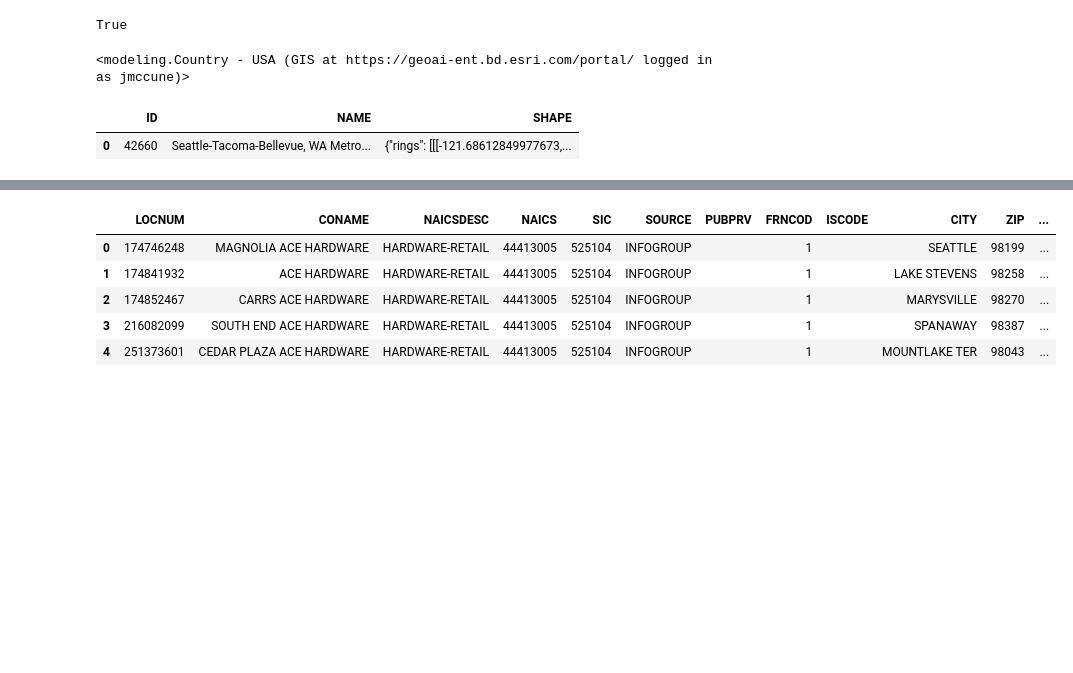
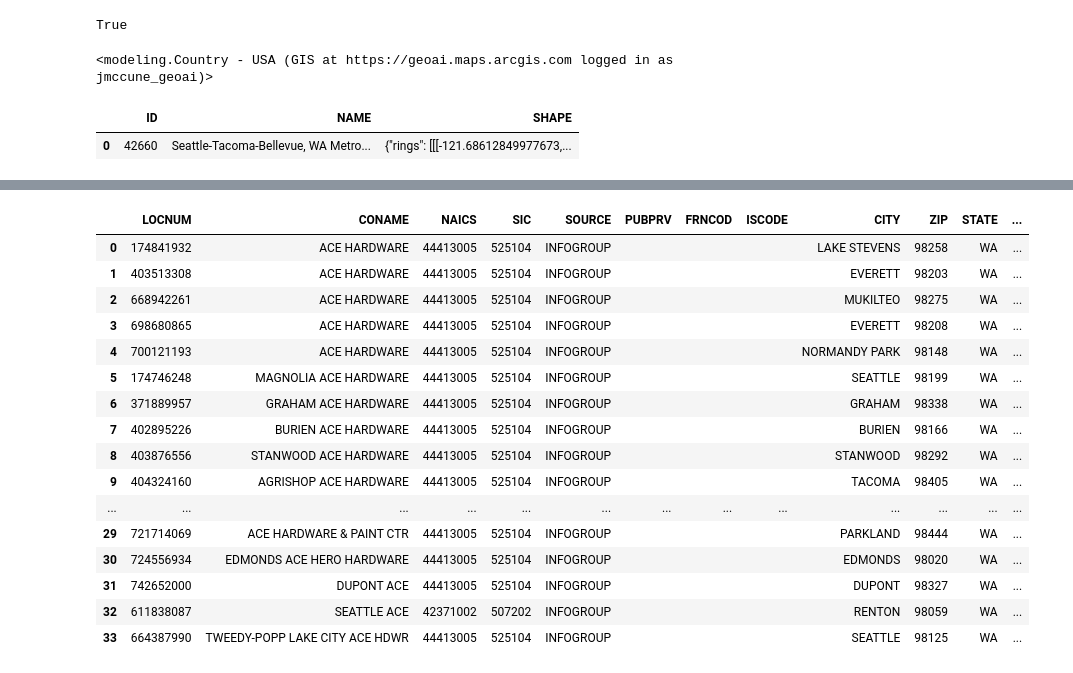
Before and after one commit to knu2xs/demographic-modeling, a Jupyter notebook: notebooks/stash/agol-business.ipynb, the cells around one changed output, grey strips where cells are left out. Saved outputs shown, nothing was run; the diff lists cells and outputs as text; code cells hidden in the pictures; blank space fills up the shorter version.

Commit message:
Start to migrate documentation to modeling paradigm

```diff
--- a/notebooks/stash/agol-business.ipynb
+++ b/notebooks/stash/agol-business.ipynb
@@ -25,15 +26,19 @@ load_dotenv(find_dotenv())
 # %% [output]
 True
 # %%
-# create a GIS object instance; if you did not enter any information here, it defaults to anonymous access to ArcGIS Online
-gis_portal = GIS(
-    url=os.getenv('ESRI_PORTAL_URL'),
-    username=os.getenv('ESRI_PORTAL_USERNAME'),
-    password=None if len(os.getenv('ESRI_PORTAL_PASSWORD')) is 0 else os.getenv('ESRI_PORTAL_PASSWORD')
+# gis = GIS(
+#     url=os.getenv('ESRI_PORTAL_URL'),
+#     username=os.getenv('ESRI_PORTAL_USERNAME'),
+#     password=os.getenv('ESRI_PORTAL_PASSWORD')
+# )
+gis = GIS(
+    url=os.getenv('ESRI_GIS_URL'),
+    username=os.getenv('ESRI_GIS_USERNAME'),
+    password=os.getenv('ESRI_GIS_PASSWORD')
 )
 
-gis_agol = GIS(
-    url=os.getenv('ESRI_GIS_URL'),
-    username=os.getenv('ESRI_GIS_USERNAME'),
-    password=None if len(os.getenv('ESRI_GIS_PASSWORD')) is 0 else os.getenv('ESRI_GIS_PASSWORD')
-)
+usa = modeling.Country('USA', gis)
+
+usa
+# %% [output]
+<modeling.Country - USA (GIS at https://geoai.maps.arcgis.com logged in as jmccune_geoai)>
@@ -178,17 +45,5 @@ def get_businesses_gis(area_of_interest:pd.DataFrame, gis:GIS, search_string:str
-# %%
-gis_portal = GIS(
-    url=os.getenv('ESRI_PORTAL_URL'),
-    username=os.getenv('ESRI_PORTAL_USERNAME'),
-    password=os.getenv('ESRI_PORTAL_PASSWORD')
-)
-
-usa = modeling.Country('USA', gis_portal)
-
-usa
-# %% [output]
-<modeling.Country - USA (GIS at https://geoai-ent.bd.esri.com/portal/ logged in as jmccune)>
 # %%
-aoi_df = usa.cbsas.get('seattle', return_geometry=True)
+aoi_df = usa.cbsas.get('Seattle', return_geometry=True)
 
 aoi_df
 # %% [output]
@@ -196,8 +51,8 @@ aoi_df
 | 0 | 42660 | Seattle-Tacoma-Bellevue, WA Metro... | {"rings": [[[-121.68612849977673,... |
 # %%
 %%time
-brnd_df = usa.business.get_by_name('ace hardware', aoi_df)
+brnd_df = aoi_df.mdl.business.get_by_name('Ace Hardware')
 brnd_df['brand_name_category'] = 'ACE HARDWARE'
 
-brnd_df.head()
+brnd_df
 # %% [output]
@@ -206,8 +61,19 @@ Wall time: 809 ms
-|  | LOCNUM | CONAME | NAICSDESC | NAICS | SIC | SOURCE | PUBPRV | FRNCOD | ISCODE | CITY | ZIP | ... |
-| 0 | 174746248 | MAGNOLIA ACE HARDWARE | HARDWARE-RETAIL | 44413005 | 525104 | INFOGROUP |  | 1 |  | SEATTLE | 98199 | ... |
-| 1 | 174841932 | ACE HARDWARE | HARDWARE-RETAIL | 44413005 | 525104 | INFOGROUP |  | 1 |  | LAKE STEVENS | 98258 | ... |
-| 2 | 174852467 | CARRS ACE HARDWARE | HARDWARE-RETAIL | 44413005 | 525104 | INFOGROUP |  | 1 |  | MARYSVILLE | 98270 | ... |
-| 3 | 216082099 | SOUTH END ACE HARDWARE | HARDWARE-RETAIL | 44413005 | 525104 | INFOGROUP |  | 1 |  | SPANAWAY | 98387 | ... |
-| 4 | 251373601 | CEDAR PLAZA ACE HARDWARE | HARDWARE-RETAIL | 44413005 | 525104 | INFOGROUP |  | 1 |  | MOUNTLAKE TER | 98043 | ... |
+|  | LOCNUM | CONAME | NAICS | SIC | SOURCE | PUBPRV | FRNCOD | ISCODE | CITY | ZIP | STATE | ... |
+| 0 | 174841932 | ACE HARDWARE | 44413005 | 525104 | INFOGROUP |  |  |  | LAKE STEVENS | 98258 | WA | ... |
+| 1 | 403513308 | ACE HARDWARE | 44413005 | 525104 | INFOGROUP |  |  |  | EVERETT | 98203 | WA | ... |
+| 2 | 668942261 | ACE HARDWARE | 44413005 | 525104 | INFOGROUP |  |  |  | MUKILTEO | 98275 | WA | ... |
+| 3 | 698680865 | ACE HARDWARE | 44413005 | 525104 | INFOGROUP |  |  |  | EVERETT | 98208 | WA | ... |
+| 4 | 700121193 | ACE HARDWARE | 44413005 | 525104 | INFOGROUP |  |  |  | NORMANDY PARK | 98148 | WA | ... |
+| 5 | 174746248 | MAGNOLIA ACE HARDWARE | 44413005 | 525104 | INFOGROUP |  |  |  | SEATTLE | 98199 | WA | ... |
+| 6 | 371889957 | GRAHAM ACE HARDWARE | 44413005 | 525104 | INFOGROUP |  |  |  | GRAHAM | 98338 | WA | ... |
+| 7 | 402895226 | BURIEN ACE HARDWARE | 44413005 | 525104 | INFOGROUP |  |  |  | BURIEN | 98166 | WA | ... |
+| 8 | 403876556 | STANWOOD ACE HARDWARE | 44413005 | 525104 | INFOGROUP |  |  |  | STANWOOD | 98292 | WA | ... |
+| 9 | 404324160 | AGRISHOP ACE HARDWARE | 44413005 | 525104 | INFOGROUP |  |  |  | TACOMA | 98405 | WA | ... |
+| ... | ... | ... | ... | ... | ... | ... | ... | ... | ... | ... | ... | ... |
+| 29 | 721714069 | ACE HARDWARE & PAINT CTR | 44413005 | 525104 | INFOGROUP |  |  |  | PARKLAND | 98444 | WA | ... |
+| 30 | 724556934 | EDMONDS ACE HERO HARDWARE | 44413005 | 525104 | INFOGROUP |  |  |  | EDMONDS | 98020 | WA | ... |
+| 31 | 742652000 | DUPONT ACE | 44413005 | 525104 | INFOGROUP |  |  |  | DUPONT | 98327 | WA | ... |
+| 32 | 611838087 | SEATTLE ACE | 42371002 | 507202 | INFOGROUP |  |  |  | RENTON | 98059 | WA | ... |
+| 33 | 664387990 | TWEEDY-POPP LAKE CITY ACE HDWR | 44413005 | 525104 | INFOGROUP |  |  |  | SEATTLE | 98125 | WA | ... |
 # %%
 %%time
```
Also changed, not shown: parts of 12 cells of this notebook, 5 other files.
